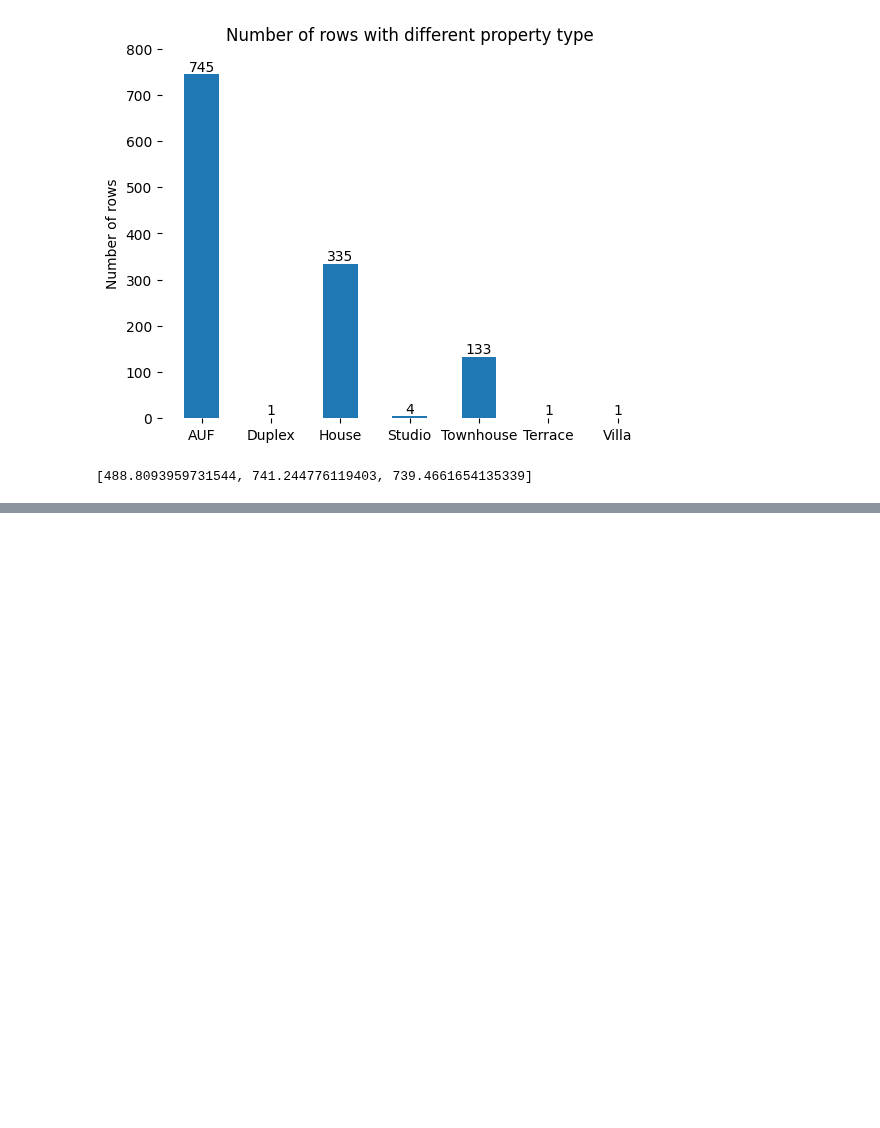
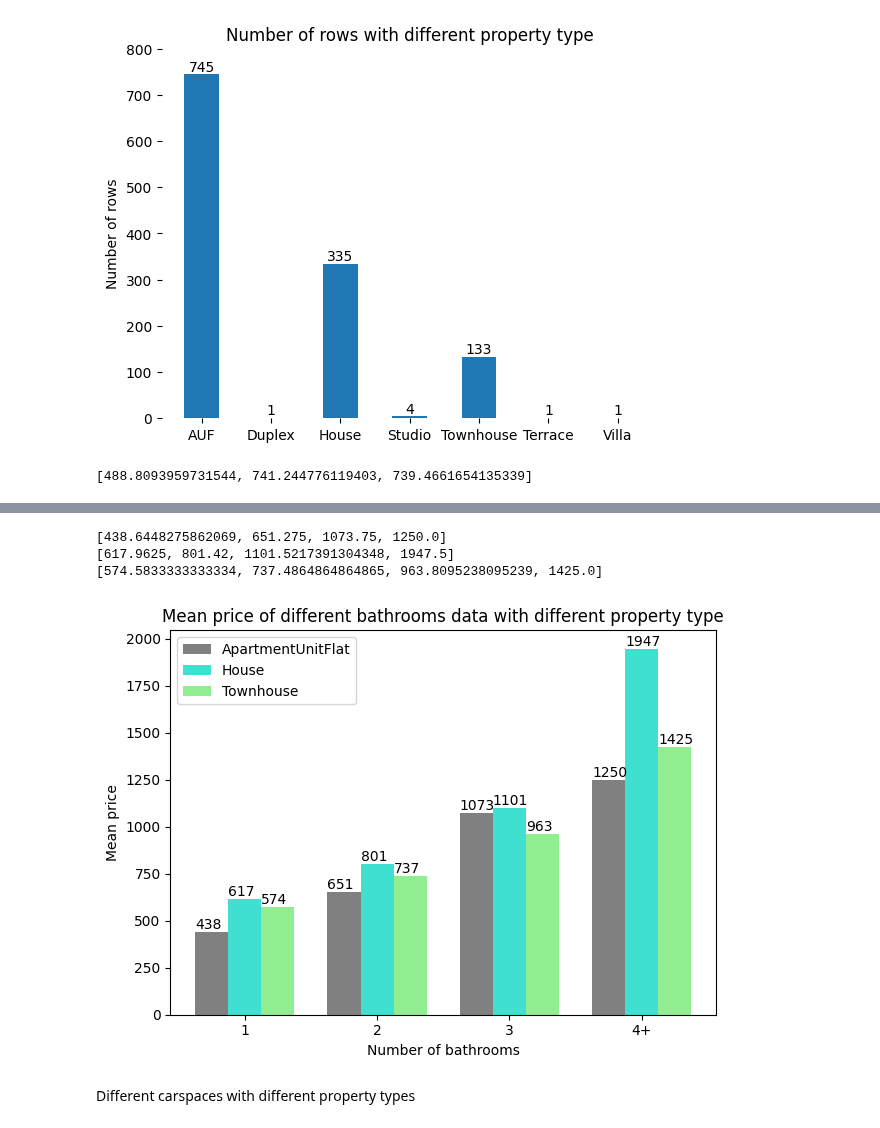
Before and after one commit to MAST30034-Applied-Data-Science/generic-real-estate-consulting-project-group-55, a Jupyter notebook: notebooks/rent_analysis.ipynb, the cells around one changed output, grey strips where cells are left out. Drawn from its saved outputs; the diff is of its cells as text; code cells hidden in the pictures; blank space fills up the shorter version.

```diff
--- a/notebooks/rent_analysis.ipynb
+++ b/notebooks/rent_analysis.ipynb
@@ -431,0 +532,67 @@ mean_property
+# %%
+# get the mean price of different bathrooms data with different property type
+bath1_AUF = property_ApartmentUnitFlat[property_ApartmentUnitFlat.bathrooms == 1]["price"].mean()
+bath2_AUF = property_ApartmentUnitFlat[property_ApartmentUnitFlat.bathrooms == 2]["price"].mean()
+bath3_AUF = property_ApartmentUnitFlat[property_ApartmentUnitFlat.bathrooms == 3]["price"].mean()
+bathovr3_AUF = property_ApartmentUnitFlat[property_ApartmentUnitFlat.bathrooms > 3]["price"].mean()
+
+bath1_house = property_House[property_House.bathrooms == 1]["price"].mean()
+bath2_house = property_House[property_House.bathrooms == 2]["price"].mean()
+bath3_house = property_House[property_House.bathrooms == 3]["price"].mean()
+bathovr3_house = property_House[property_House.bathrooms > 3]["price"].mean()
+
+bath1_townhouse = property_Townhouse[property_Townhouse.bathrooms == 1]["price"].mean()
+bath2_townhouse = property_Townhouse[property_Townhouse.bathrooms == 2]["price"].mean()
+bath3_townhouse = property_Townhouse[property_Townhouse.bathrooms == 3]["price"].mean()
+bathovr3_townhouse = property_Townhouse[property_Townhouse.bathrooms > 3]["price"].mean()
+
+# create a list
+bath_AUF = [bath1_AUF, bath2_AUF, bath3_AUF, bathovr3_AUF]
+bath_house = [bath1_house, bath2_house, bath3_house, bathovr3_house]
+bath_townhouse = [bath1_townhouse, bath2_townhouse, bath3_townhouse, bathovr3_townhouse]
+
+print(bath_AUF)
+print(bath_house)
+print(bath_townhouse)
+# %% [output]
+[438.6448275862069, 651.275, 1073.75, 1250.0]
+[617.9625, 801.42, 1101.5217391304348, 1947.5]
+[574.5833333333334, 737.4864864864865, 963.8095238095239, 1425.0]
+# %%
+# plot the mean price of different bathrooms data with different property type
+def auto_text(rects):
+    for rect in rects:
+        plt.text(x=rect.get_x(), y=rect.get_height(), s=rect.get_height(), ha='left', va='bottom')
+
+a1 = [int(bath1_AUF), int(bath2_AUF), int(bath3_AUF), int(bathovr3_AUF)]
+b1 = [int(bath1_house), int(bath2_house), int(bath3_house), int(bathovr3_house)]
+c1 = [int(bath1_townhouse), int(bath2_townhouse), int(bath3_townhouse), int(bathovr3_townhouse)]
+
+width1 = 0.25
+x = np.arange(len(labels))
+
+fig_bath_mean, ax_bath_mean = plt.subplots()
+rect1 = ax_bath_mean.bar(x - width1, a1, width1, label="ApartmentUnitFlat", color="grey")
+rect2 = ax_bath_mean.bar(x, b1, width1, label="House", color="turquoise")
+rect3 = ax_bath_mean.bar(x + width1, c1, width1, label="Townhouse", color="lightgreen")
+
+ax_bath_mean.set_ylabel("Mean price")
+ax_bath_mean.set_xlabel("Number of bathrooms")
+ax_bath_mean.set_title("Mean price of different bathrooms data with different property type")
+ax_bath_mean.set_xticks(x)
+ax_bath_mean.set_xticklabels(labels)
+ax_bath_mean.legend()
+
+auto_label(rect1)
+auto_label(rect2)
+auto_label(rect3)
+auto_text(rect1)
+auto_text(rect2)
+auto_text(rect3)
+
+fig_bath_mean.tight_layout()
+fig_bath_mean.savefig("../plots/different bathrooms with different property type.png")
+# %% [output]
+[figure, added]
+# %% [markdown]
+Different carspaces with different property types
```
Also changed, not shown: parts of 32 cells of this notebook, 16 other files.
